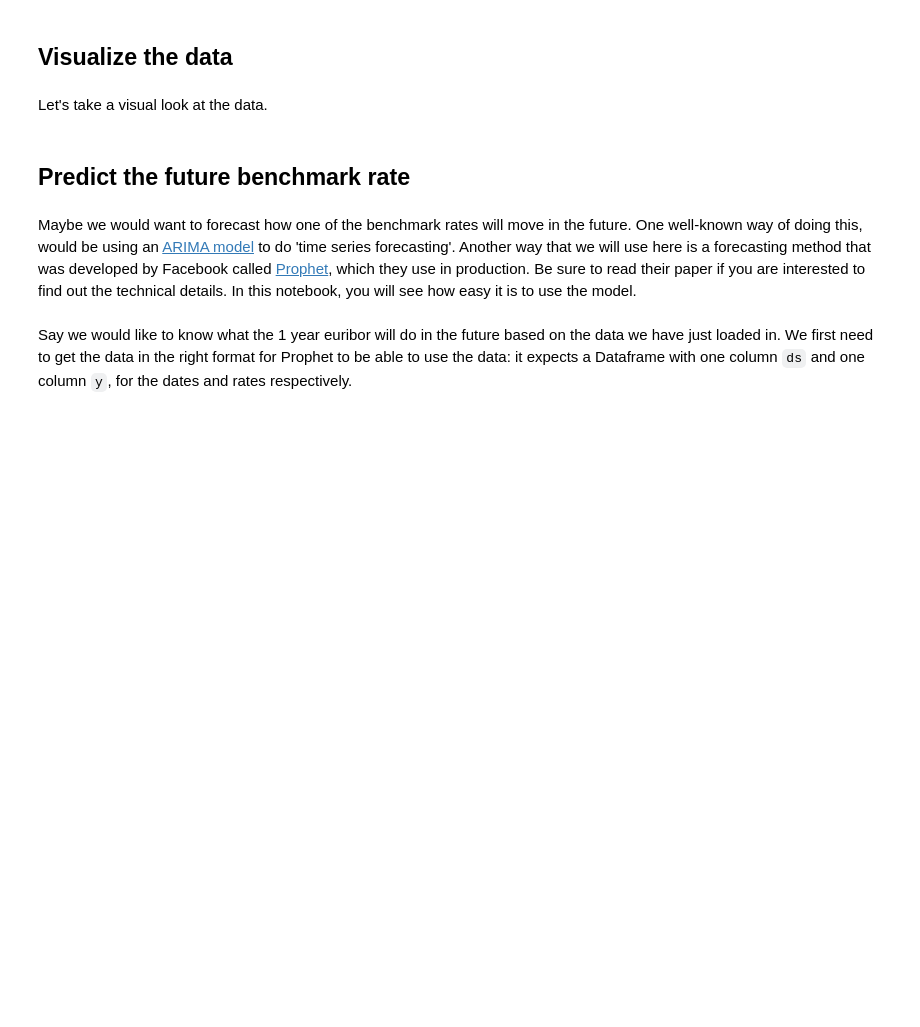
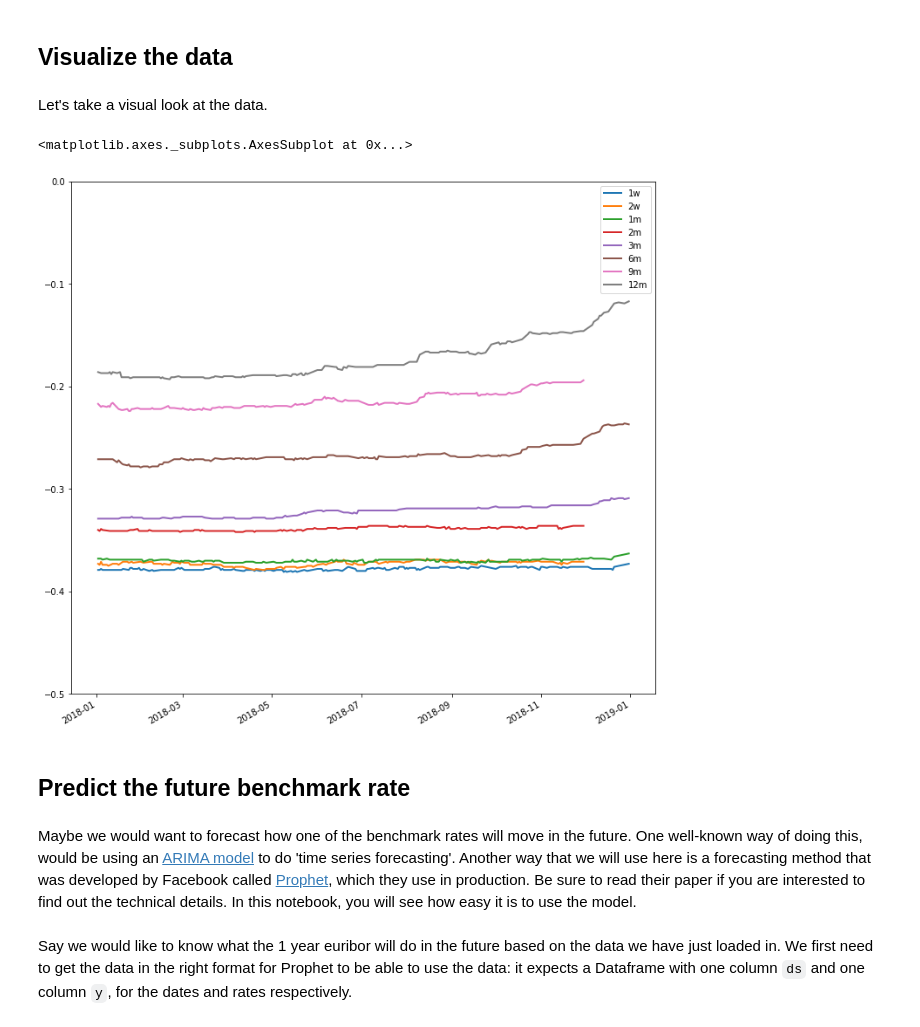
Before and after one commit to bvdboom/demo_dnb_data, a Jupyter notebook: DNB Demo Innovatiefestival.ipynb, the cells around one changed output. Cells and saved outputs as stored; diff of their text form; code cells hidden in the pictures; blank space fills up the shorter version.

```diff
--- a/DNB Demo Innovatiefestival.ipynb
+++ b/DNB Demo Innovatiefestival.ipynb
@@ -66,7 +93,10 @@ euribor.describe()
 # %% [markdown]
 Let's take a visual look at the data.
 # %%
-euribor.plot(ylim=[-0.5,0])
+euribor.plot(ylim=[-0.5,0], lw=2)
+# %% [output]
+<matplotlib.axes._subplots.AxesSubplot at 0x...>
+[figure, added]
 # %% [markdown]
 ## Predict the future benchmark rate
 # %% [markdown]
```
Also changed, not shown: parts of 14 cells of this notebook.
